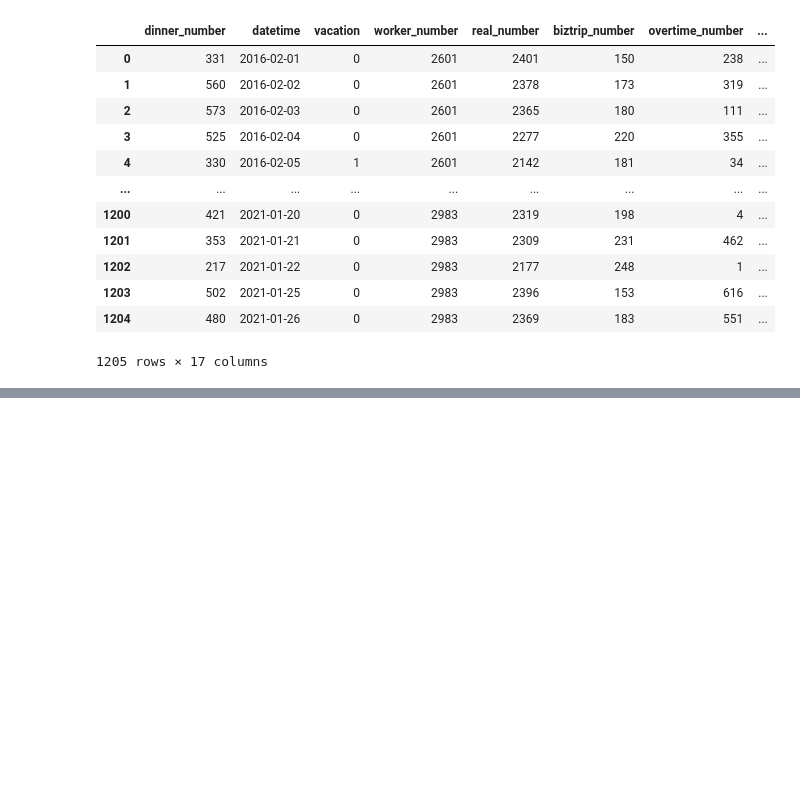
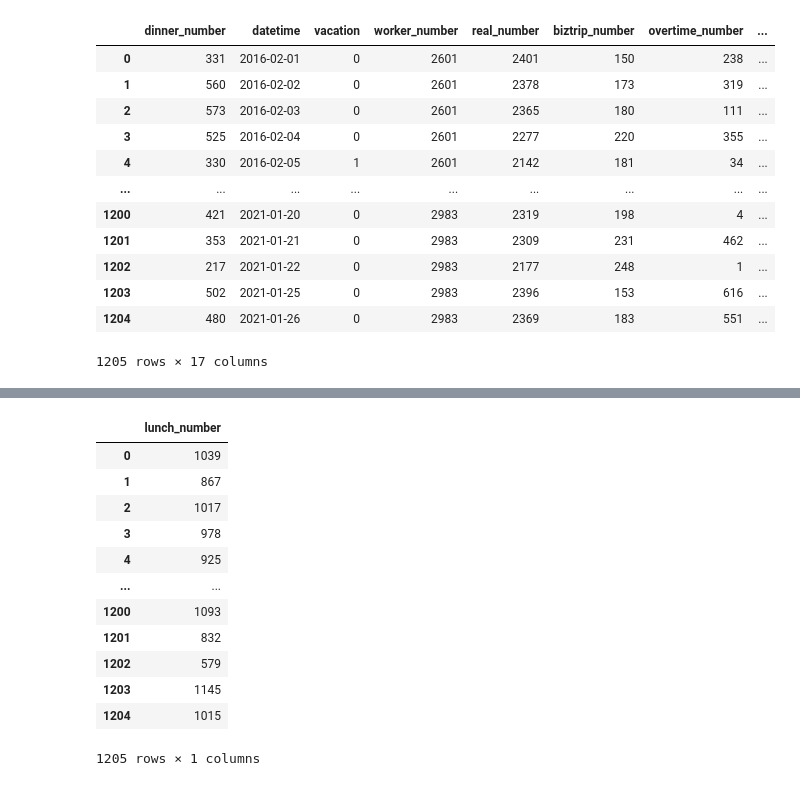
Before and after one commit to obilige/Team3, a Jupyter notebook: DL_module/code_check.ipynb, the cells around one changed output, grey strips where cells are left out. Drawn from its saved outputs; the diff is of its cells as text; code cells hidden in the pictures; blank space fills up the shorter version.

```diff
--- a/DL_module/code_check.ipynb
+++ b/DL_module/code_check.ipynb
@@ -68,0 +59,16 @@ dinner
+# %%
+lunch_y
+# %% [output]
+|  | lunch_number |
+| 0 | 1039 |
+| 1 | 867 |
+| 2 | 1017 |
+| 3 | 978 |
+| 4 | 925 |
+| ... | ... |
+| 1200 | 1093 |
+| 1201 | 832 |
+| 1202 | 579 |
+| 1203 | 1145 |
+| 1204 | 1015 |
+1205 rows × 1 columns
```
Also changed, not shown: parts of 13 cells of this notebook, 2 other files.
